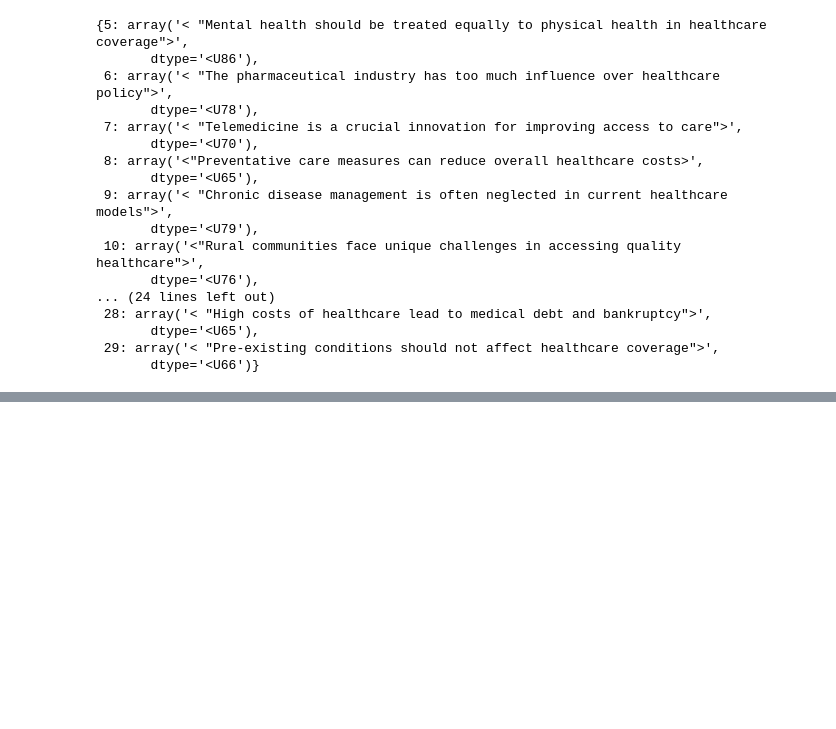
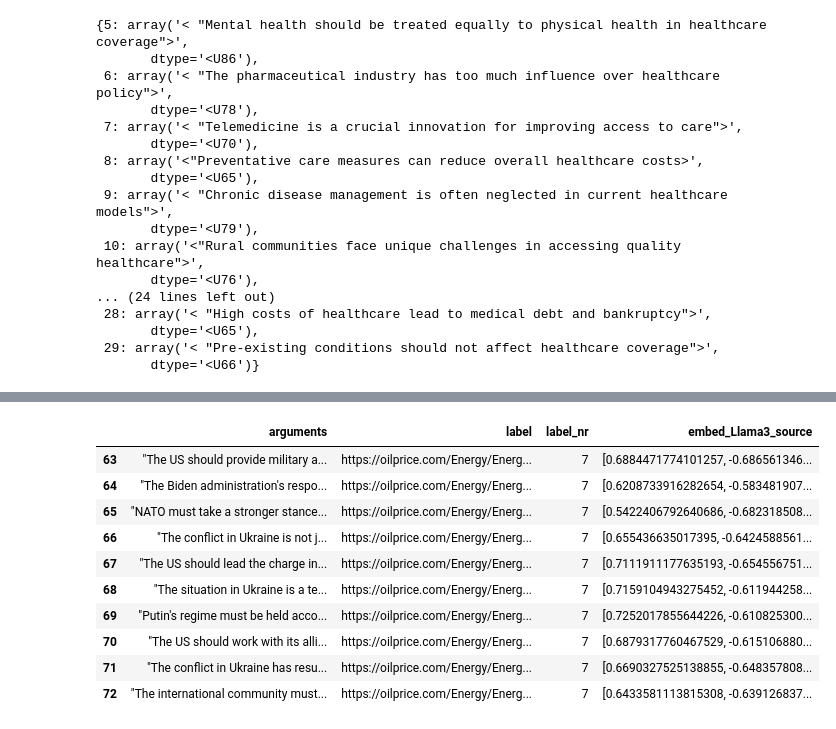
Before and after one commit to cl-trier/TWON-Exploration, a Jupyter notebook: 25--Testing-Model-Performance-on-Embedding-Distance-Extraction.ipynb, the cells around one changed output, grey strips where cells are left out. Saved outputs shown, nothing was run; the diff lists cells and outputs as text; code cells hidden in the pictures; blank space fills up the shorter version.

Commit message:
added visualization of context validation sentences embeddings, and added calculations of diversity of simulated threads-dataset grouped by retrieved_source

```diff
--- a/25--Testing-Model-Performance-on-Embedding-Distance-Extraction.ipynb
+++ b/25--Testing-Model-Performance-on-Embedding-Distance-Extraction.ipynb
@@ -280,3 +280,5 @@ if we don't vary context at all, the difference between topics is very much smal
 # %%
 #prudent way is to use Llama3 but with constant context
 #what would results look like for retrieved source?
+GROUPER: str = 'retrieved_source'
+arguments_source_df = pd.read_parquet(f"{ARG_DIR}/arguments.by.{GROUPER}.{LANGUAGE}.parquet")
@@ -282,0 +294,33 @@ if we don't vary context at all, the difference between topics is very much smal
+# %%
+####run this block only for GROUPER=retrieved_source to condense article link id's and focus on articles with most arguments:
+arguments_source_df['label_nr'] = pd.factorize(arguments_source_df['label'])[0] + 1
+# Count the occurrences of each value in the column
+counts = arguments_source_df['label_nr'].value_counts()
+threshold = 17
+selected_values = counts[counts > threshold].index
+arguments_source_df = arguments_source_df[arguments_source_df['label_nr'].isin(selected_values)]
+####
+# %%
+#embed the arguments using a constant context
+embed_Llama3_source: typing.Dict[str, np.ndarray] = {}
+
+name = "embed_llama3"
+template = 'You help me get embeddings for a sentence. I provide you a with a context within []-square brackets and a sentence within <>-chevrons and you reply only with that exact sentence marked with the chevrons. Context = ['
+for index, row in tqdm.tqdm(arguments_source_df.iterrows(), total=len(arguments_source_df)):
+    context = 'viewpoints about Ukraine extracted from tweets'
+    sentence = row["arguments"]
+    try:
+        embed = np.array(requests.post(
+            'https://inf.cl.uni-trier.de/embed/',
+            json={'model': MODEL, 'prompt': template + context + ']; Sentence: <' + sentence + '>'}
+            ).json()["response"])
+    except Exception as _e:
+        logging.warning(_e)
+        embed = None
+
+    if name=='embed_llama3':
+        embed_Llama3_source[index] = embed
+# %%
+arguments_source_embeds = arguments_source_df.join(pd.Series(embed_Llama3_source, name="embed_Llama3_source"))
+#dataset_w_embeds.to_parquet(f'{CFG.report_dir}/dataset.embeds.parquet')
+arguments_source_embeds.head()
@@ -531,0 +676,14 @@ output_llama3
+# %%
+arguments_source_embeds[5:15]
+# %% [output]
+|  | arguments | label | label_nr | embed_Llama3_source |
+| 63 | "The US should provide military a... | https://oilprice.com/Energy/Energ... | 7 | [0.6884471774101257, -0.686561346... |
+| 64 | "The Biden administration's respo... | https://oilprice.com/Energy/Energ... | 7 | [0.6208733916282654, -0.583481907... |
+| 65 | "NATO must take a stronger stance... | https://oilprice.com/Energy/Energ... | 7 | [0.5422406792640686, -0.682318508... |
+| 66 | "The conflict in Ukraine is not j... | https://oilprice.com/Energy/Energ... | 7 | [0.655436635017395, -0.6424588561... |
+| 67 | "The US should lead the charge in... | https://oilprice.com/Energy/Energ... | 7 | [0.7111911177635193, -0.654556751... |
+| 68 | "The situation in Ukraine is a te... | https://oilprice.com/Energy/Energ... | 7 | [0.7159104943275452, -0.611944258... |
+| 69 | "Putin's regime must be held acco... | https://oilprice.com/Energy/Energ... | 7 | [0.7252017855644226, -0.610825300... |
+| 70 | "The US should work with its alli... | https://oilprice.com/Energy/Energ... | 7 | [0.6879317760467529, -0.615106880... |
+| 71 | "The conflict in Ukraine has resu... | https://oilprice.com/Energy/Energ... | 7 | [0.6690327525138855, -0.648357808... |
+| 72 | "The international community must... | https://oilprice.com/Energy/Energ... | 7 | [0.6433581113815308, -0.639126837... |
```
Also changed, not shown: parts of 9 cells of this notebook, 1 other file.
